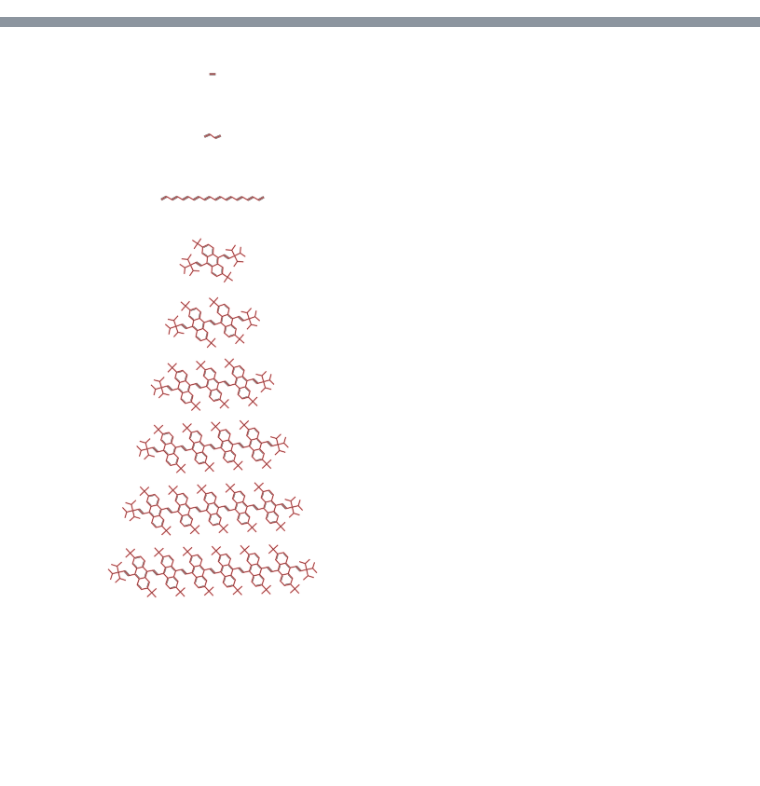
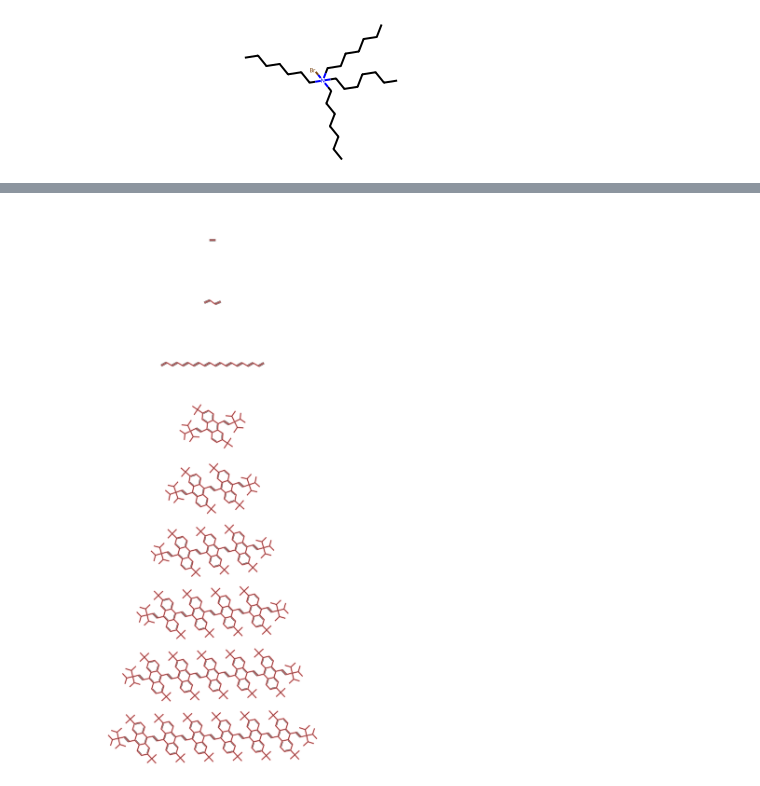
Before and after one commit to bertiewooster/RDKit-playing, a Jupyter notebook: drawing.ipynb, the cells around one changed output, grey strips where cells are left out. Saved outputs shown, nothing was run; the diff lists cells and outputs as text; code cells hidden in the pictures; blank space fills up the shorter version.

```diff
--- a/drawing.ipynb
+++ b/drawing.ipynb
@@ -30,3 +30,6 @@ def moltosvg(mol, molSize = (300,300), kekulize = True):
 SVG(moltosvg(m))
 # %% [output]
 [drawing not drawn]
+# %%
+inchi = "InChI=1S/C28H60BrN/c1-5-9-13-17-21-25-30(29,26-22-18-14-10-6-2,27-23-19-15-11-7-3)28-24-20-16-12-8-4/h5-28H2,1-4H3"
+Chem.MolFromInchi(inchi)
@@ -32,0 +39,5 @@ SVG(moltosvg(m))
+# %%
+mol = Chem.MolFromInchi(inchi, sanitize=False)
+mol
+# %% [output]
+[figure, added]
```
Also changed, not shown: parts of 3 cells of this notebook, 7 other files.
